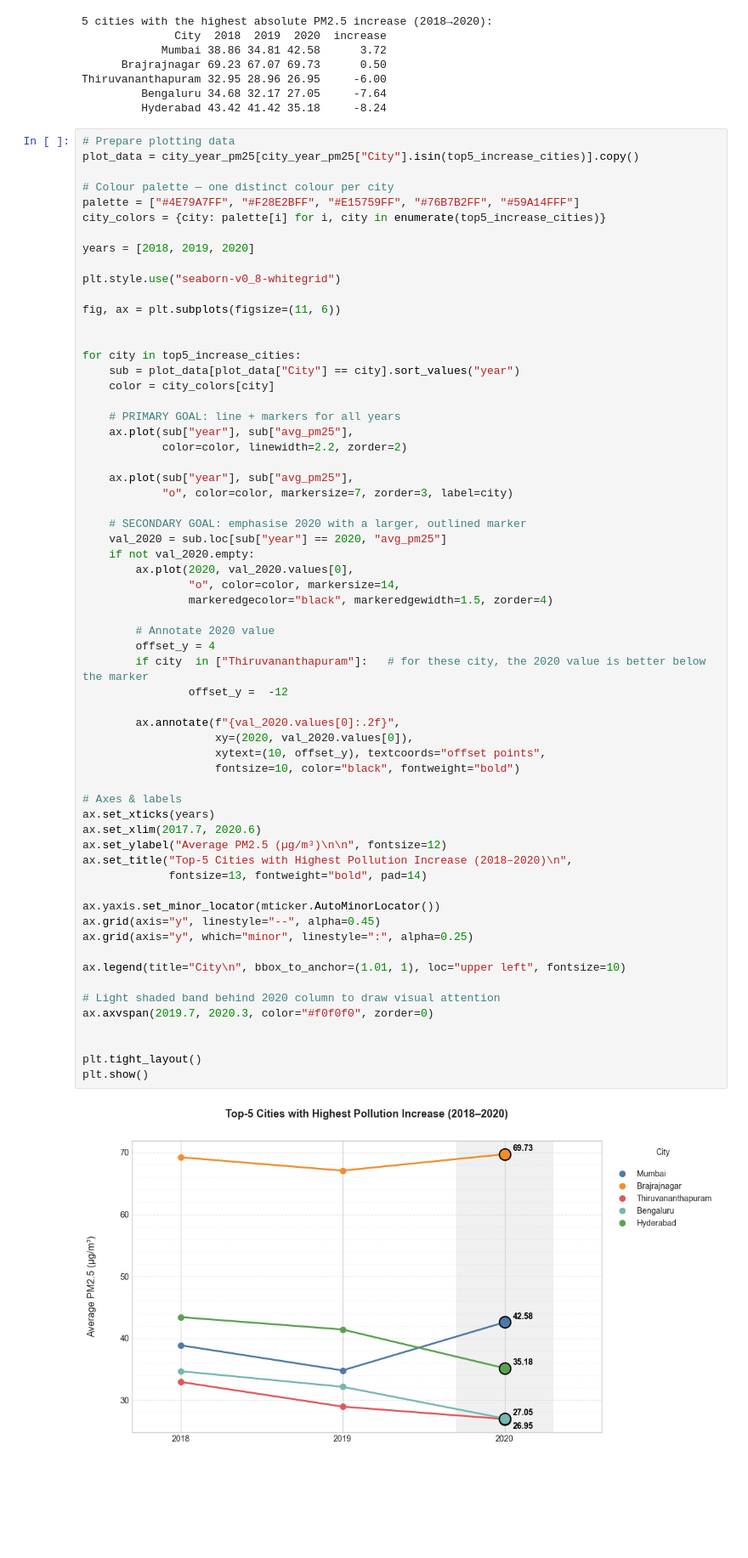
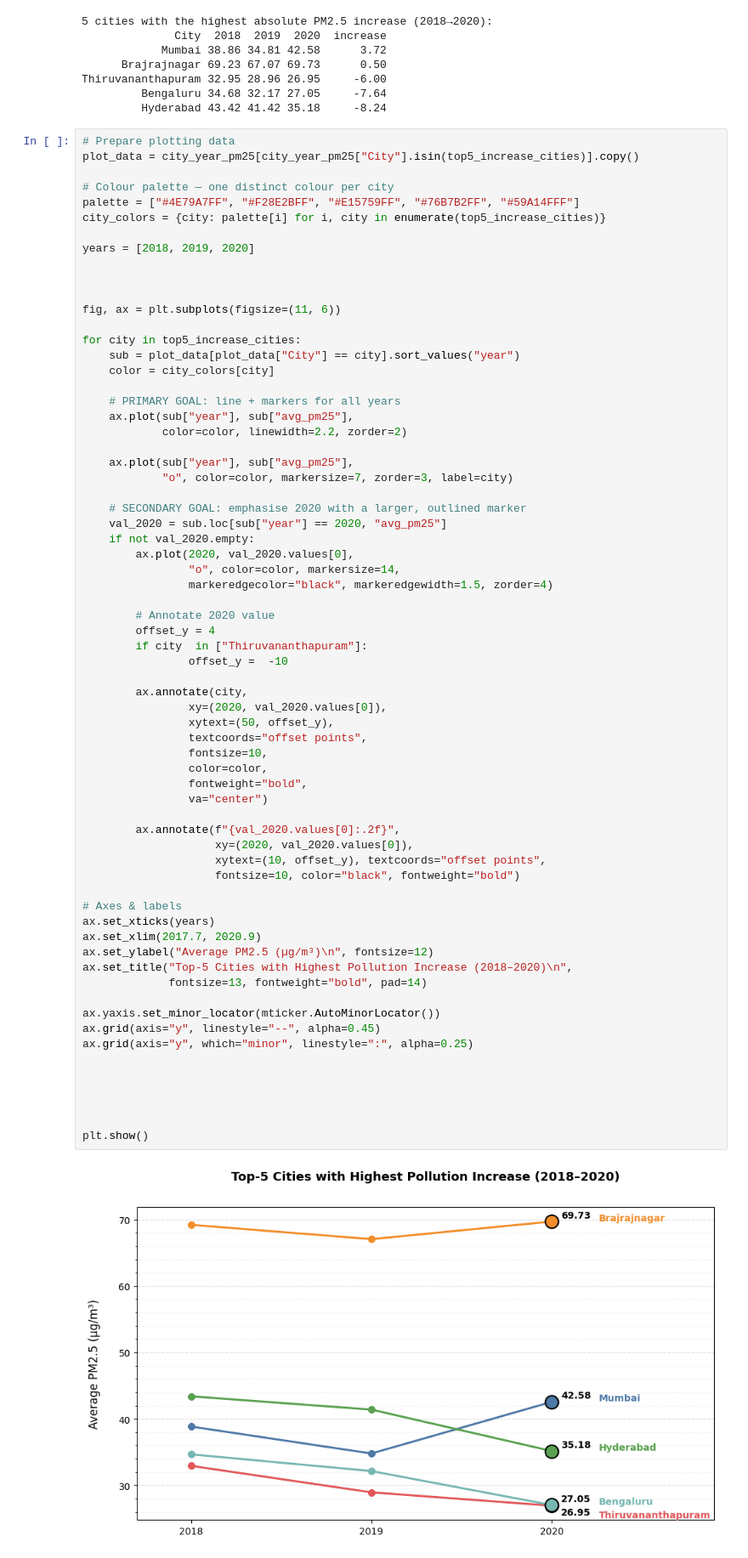
Before and after one commit to micheleminuti/python-data-visualization, a Jupyter notebook: assignment_1.ipynb, the cells around one changed output. Shown at 85% size. Drawn from its saved outputs; the diff is of its cells as text; blank space fills up the shorter version.

```diff
--- a/assignment_1.ipynb
+++ b/assignment_1.ipynb
@@ -669,10 +639,9 @@ city_colors = {city: palette[i] for i, city in enumerate(top5_increase_cities)}
 
 years = [2018, 2019, 2020]
 
-plt.style.use("seaborn-v0_8-whitegrid")
+
 
 fig, ax = plt.subplots(figsize=(11, 6))
-
 
 for city in top5_increase_cities:
     sub = plot_data[plot_data["City"] == city].sort_values("year")
@@ -686,43 +655,49 @@ for city in top5_increase_cities:
             "o", color=color, markersize=7, zorder=3, label=city)
 
     # SECONDARY GOAL: emphasise 2020 with a larger, outlined marker
     val_2020 = sub.loc[sub["year"] == 2020, "avg_pm25"]
     if not val_2020.empty:
         ax.plot(2020, val_2020.values[0],
                 "o", color=color, markersize=14,
                 markeredgecolor="black", markeredgewidth=1.5, zorder=4)
 
         # Annotate 2020 value
         offset_y = 4
-        if city  in ["Thiruvananthapuram"]:   # for these city, the 2020 value is better below the marker
-                offset_y =  -12
+        if city  in ["Thiruvananthapuram"]:
+                offset_y =  -10
+
+        ax.annotate(city,
+                xy=(2020, val_2020.values[0]),
+                xytext=(50, offset_y),
+                textcoords="offset points",
+                fontsize=10,
+                color=color,
+                fontweight="bold",
+                va="center")
 
         ax.annotate(f"{val_2020.values[0]:.2f}",
                     xy=(2020, val_2020.values[0]),
                     xytext=(10, offset_y), textcoords="offset points",
                     fontsize=10, color="black", fontweight="bold")
 
 # Axes & labels
 ax.set_xticks(years)
-ax.set_xlim(2017.7, 2020.6)
-ax.set_ylabel("Average PM2.5 (µg/m³)\n\n", fontsize=12)
+ax.set_xlim(2017.7, 2020.9)
+ax.set_ylabel("Average PM2.5 (µg/m³)\n", fontsize=12)
 ax.set_title("Top-5 Cities with Highest Pollution Increase (2018–2020)\n",
              fontsize=13, fontweight="bold", pad=14)
 
 ax.yaxis.set_minor_locator(mticker.AutoMinorLocator())
 ax.grid(axis="y", linestyle="--", alpha=0.45)
 ax.grid(axis="y", which="minor", linestyle=":", alpha=0.25)
 
-ax.legend(title="City\n", bbox_to_anchor=(1.01, 1), loc="upper left", fontsize=10)
-
-# Light shaded band behind 2020 column to draw visual attention
-ax.axvspan(2019.7, 2020.3, color="#f0f0f0", zorder=0)
 
 
-plt.tight_layout()
+
+
 plt.show()
 # %% [output]
-[figure, old version]
+[figure, new version]
 # %% [markdown]
 **Chart**
 
```
Also changed, not shown: parts of 59 cells of this notebook, 2 other files.
